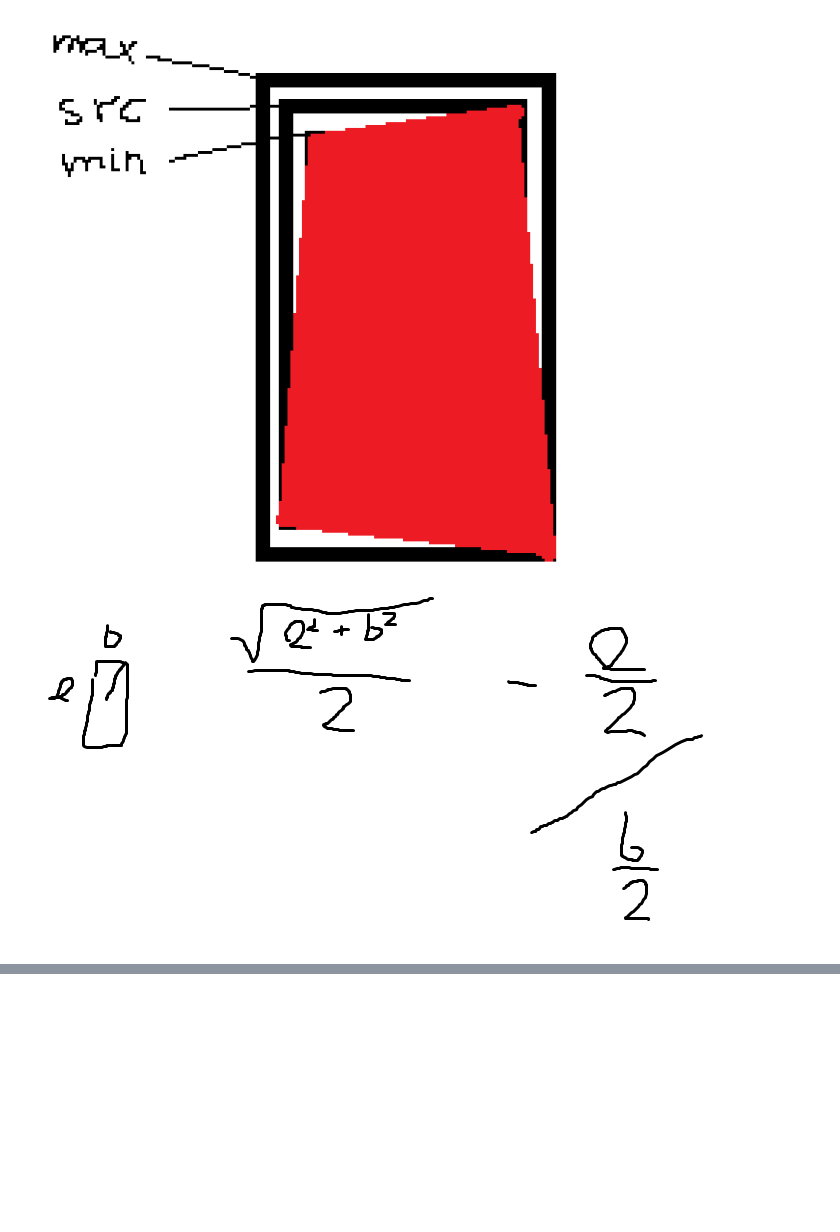
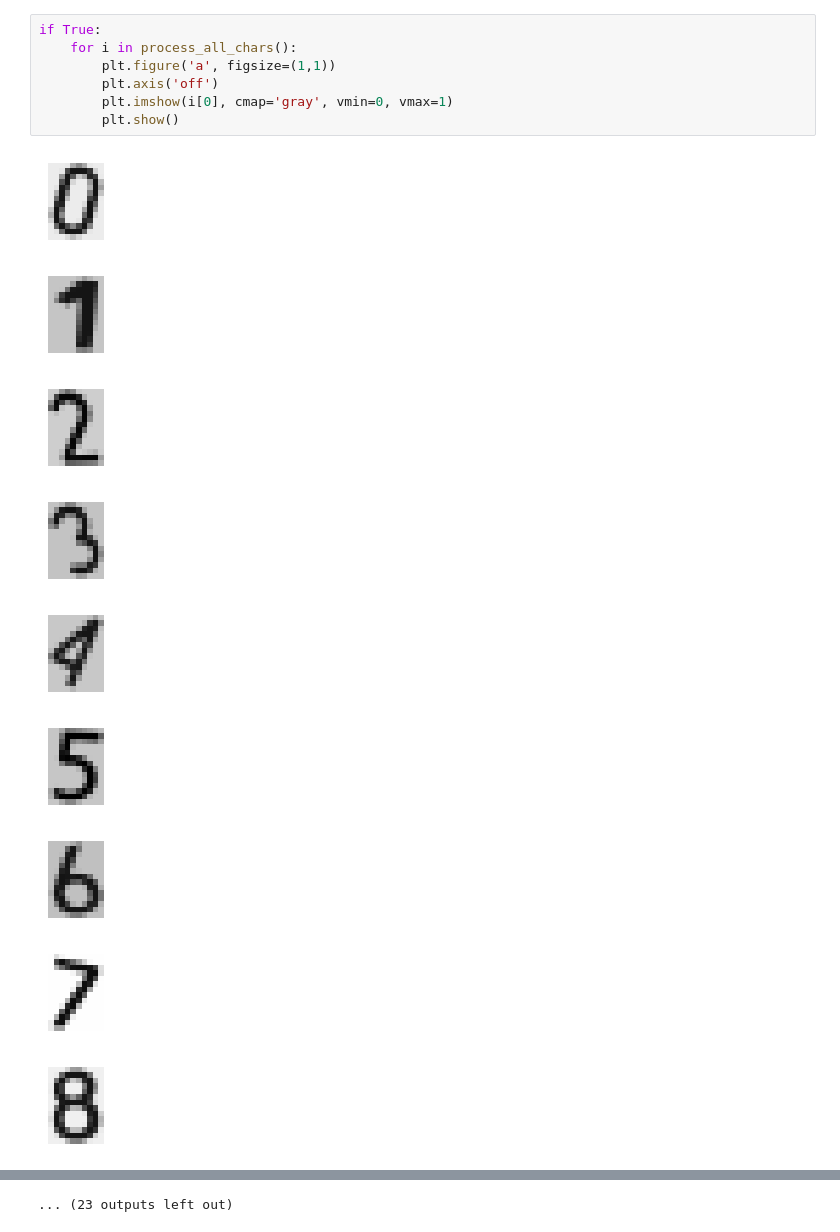
Before and after one commit to Sebastvin/plate-recognition, a Jupyter notebook: ocr/ocr.ipynb, the cells around one changed output, grey strips where cells are left out. Drawn from its saved outputs; the diff is of its cells as text; blank space fills up the shorter version.

```diff
--- a/ocr/ocr.ipynb
+++ b/ocr/ocr.ipynb
@@ -109,3 +96,17 @@ for file in os.listdir(dataset_dir):
-# %% [markdown]
-![obraz.png](attachment:9af90e17-f9a8-448b-a5ef-69e32f2a1e18.png)
-![obraz.png](attachment:b9b09c92-4664-4c1f-976a-fbdf72e0d29c.png)
+# %%
+if True:
+    for i in process_all_chars():
+        plt.figure('a', figsize=(1,1))
+        plt.axis('off')
+        plt.imshow(i[0], cmap='gray', vmin=0, vmax=1)
+        plt.show()
+# %% [output]
+[figure, added]
+[figure, added]
+[figure, added]
+[figure, added]
+[figure, added]
+[figure, added]
+[figure, added]
+[figure, added]
+[figure, added]
@@ -112 +116,2 @@ for file in os.listdir(dataset_dir):
+... (23 outputs left out)
 # %%
```
Also changed, not shown: parts of 4 cells of this notebook.
